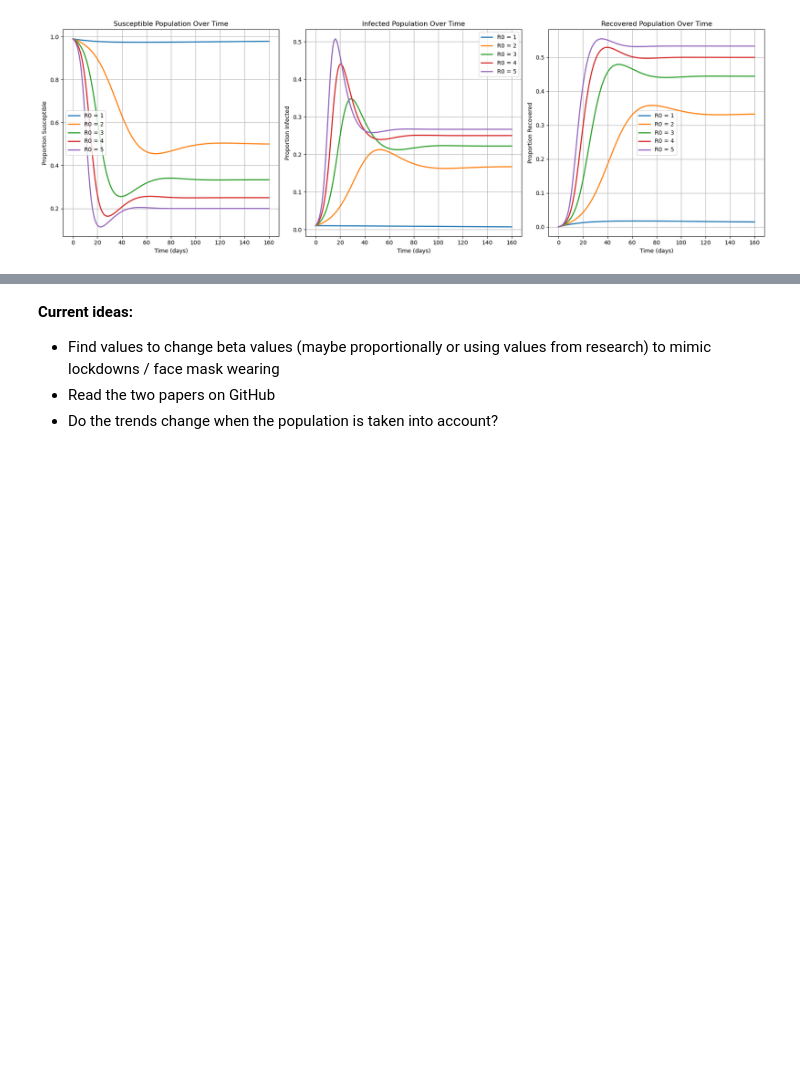
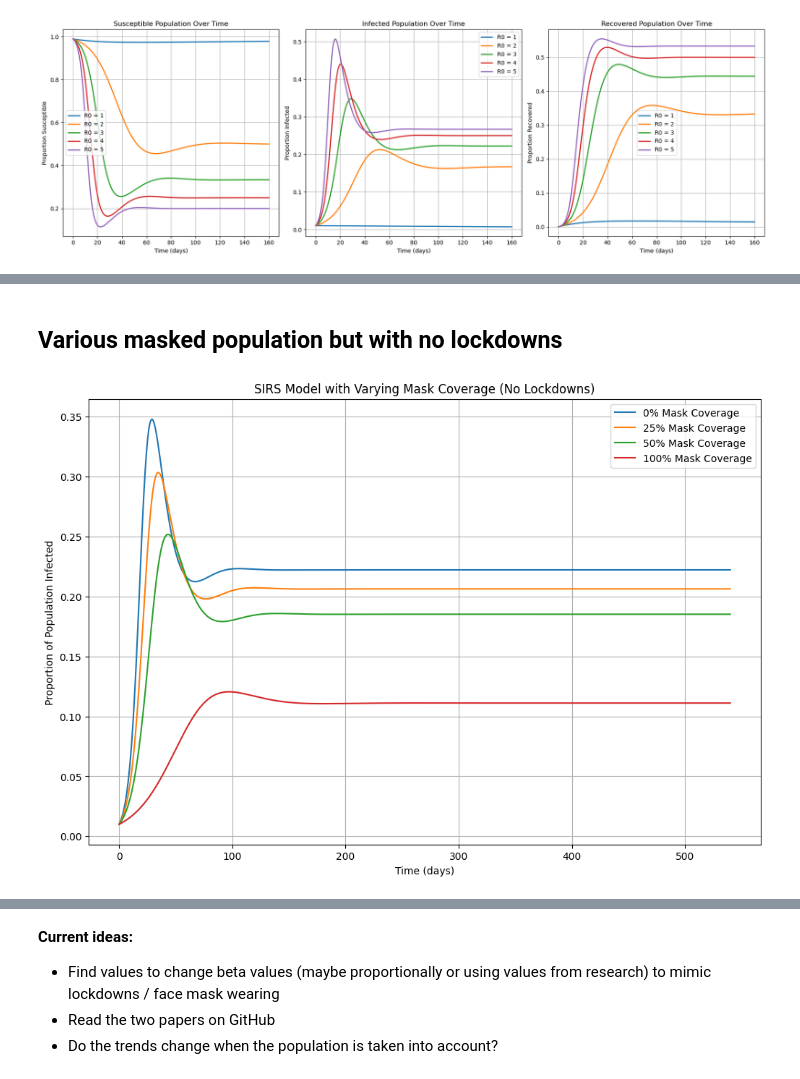
Before and after one commit to Morgo007/Coronavirus-Modelling, a Jupyter notebook: Covid Modelling.ipynb, the cells around one changed output, grey strips where cells are left out. Drawn from its saved outputs; the diff is of its cells as text; code cells hidden in the pictures; blank space fills up the shorter version.

```diff
--- a/Covid Modelling.ipynb
+++ b/Covid Modelling.ipynb
@@ -369,0 +555,61 @@ plt.show()
+# %% [markdown]
+## Various masked population but with no lockdowns
+# %%
+import numpy as np
+import matplotlib.pyplot as plt
+from scipy.integrate import odeint
+
+# Parameters
+R0_base = 3.0               # Basic reproduction number without intervention
+gamma = 0.1                 # Recovery rate
+delta = 0.05                # Rate of immunity loss
+mask_effectiveness = 0.5    # Masks reduce transmission by 50%
+total_days = 540            # Total simulation period in days (18 months)
+
+# Define mask-wearing population percentages
+mask_coverage_percentages = [0, 0.25, 0.5, 1.0]
+
+# Base infection rate (beta) calculated from R0 and gamma
+beta_base = R0_base * gamma
+
+# Time points (days)
+t = np.linspace(0, total_days, total_days)
+
+# SIRS model differential equations with time-dependent infection rate
+def sirs_model(y, t, gamma, delta, mask_coverage):
+    S, I, R = y
+    # Adjust the infection rate based on mask coverage
+    beta = beta_base * (1 - mask_coverage * mask_effectiveness)
+    # SIRS equations
+    dS_dt = -beta * S * I + delta * R      # Susceptible equation
+    dI_dt = beta * S * I - gamma * I       # Infected equation
+    dR_dt = gamma * I - delta * R          # Recovered equation
+    return [dS_dt, dI_dt, dR_dt]
+
+# Plotting setup
+plt.figure(figsize=(12, 8))
+
+# Run the model for each mask coverage percentage and plot results
+for mask_coverage in mask_coverage_percentages:
+    # Initial conditions for each run
+    S0 = 0.99      # Initial susceptible fraction
+    I0 = 0.01      # Initial infected fraction
+    R0 = 0.0       # Initial recovered fraction
+    initial_conditions = [S0, I0, R0]
+
+    # Solve the differential equations
+    solution = odeint(sirs_model, initial_conditions, t, args=(gamma, delta, mask_coverage))
+    S, I, R = solution.T
+
+    # Plot results for Infected
+    plt.plot(t, I, label=f'{int(mask_coverage * 100)}% Mask Coverage')
+
+# Finalize plot
+plt.xlabel('Time (days)')
+plt.ylabel('Proportion of Population Infected')
+plt.title('SIRS Model with Varying Mask Coverage (No Lockdowns)')
+plt.legend()
+plt.grid(True)
+plt.show()
+# %% [output]
+[figure, added]
```
Also changed, not shown: parts of 11 cells of this notebook.
